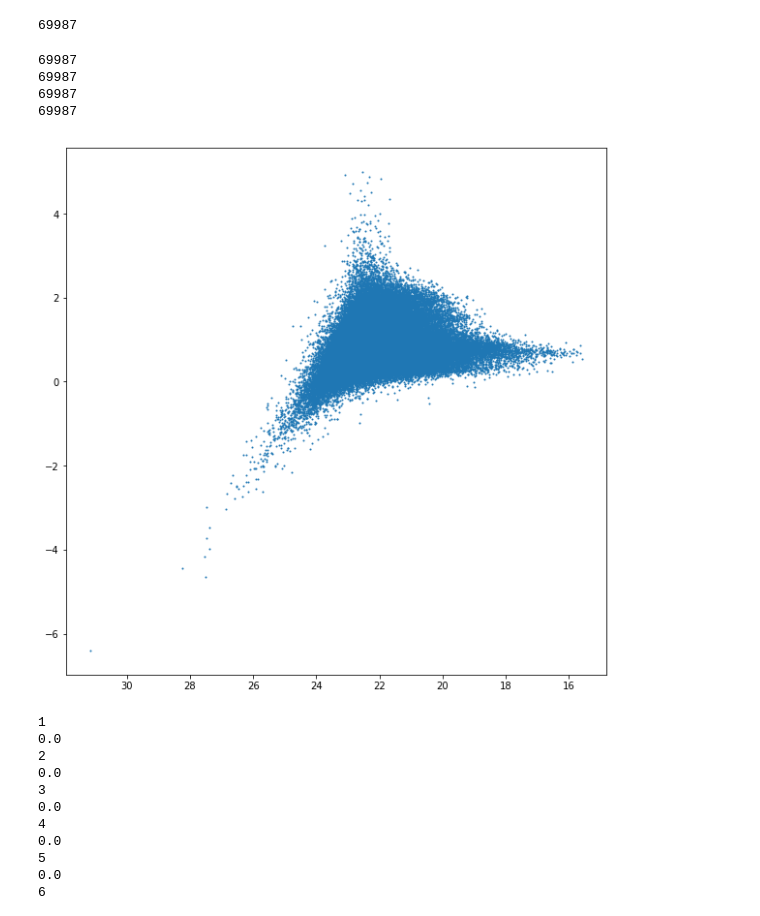
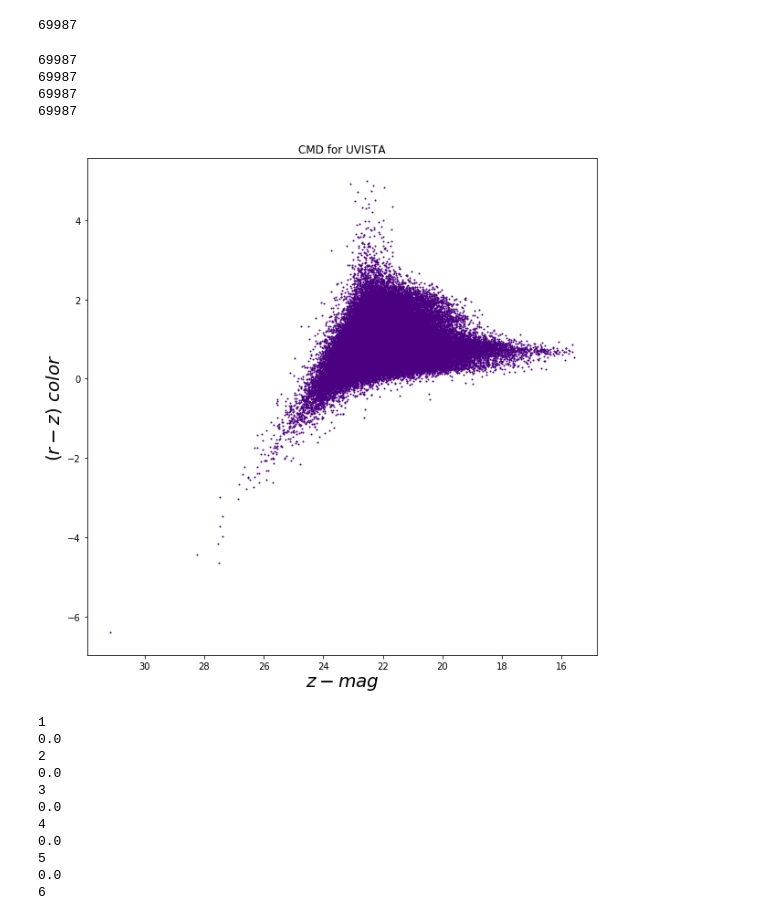
Before and after one commit to metownsend/LRG-Sats, a Jupyter notebook: making_masks.ipynb, the cells around one changed output. Drawn from its saved outputs; the diff is of its cells as text; code cells hidden in the pictures.

```diff
--- a/making_masks.ipynb
+++ b/making_masks.ipynb
@@ -348,9 +348,9 @@ print(len(log_zLum))
 
 # calculate (g-r) and (r-z) colors
 
-grcolor = gmag_LS[sep_idx_UVISTA] - rmag_LS[sep_idx_UVISTA]
-rzcolor = rmag_LS[sep_idx_UVISTA] - zmag_LS[sep_idx_UVISTA]
-zmag = zmag_LS[sep_idx_UVISTA]
+grcolor_UVLS = gmag_LS[sep_idx_UVISTA] - rmag_LS[sep_idx_UVISTA]
+rzcolor_UVLS = rmag_LS[sep_idx_UVISTA] - zmag_LS[sep_idx_UVISTA]
+zmag_UVLS = zmag_LS[sep_idx_UVISTA]
 # print(len(grcolor_GOODS_S))
 
 # grcolor_COSMOS = gmag_COSMOS[sep_idx_COSMOS] - rmag_COSMOS[sep_idx_COSMOS]
@@ -369,8 +369,8 @@ zmag = zmag_LS[sep_idx_UVISTA]
 # rzcolor = np.concatenate([rzcolor_GOODS_S, rzcolor_COSMOS, rzcolor_GOODS_N, rzcolor_AEGIS])
 # zmag = np.concatenate([zmag_GOODS_S[sep_idx_GOODS_S], zmag_COSMOS[sep_idx_COSMOS], zmag_GOODS_N[sep_idx_GOODS_N], zmag_AEGIS[sep_idx_AEGIS]])
 print(len(zmag_LS[sep_idx_UVISTA]))
-print(len(grcolor))
-print(len(rzcolor))
+print(len(grcolor_UVLS))
+print(len(rzcolor_UVLS))
 # print(len(zmag_GOODS_S[sep_idx_GOODS_S]))
 # print(len(z_GOODS_S[np.where(ra_GOODS_S[sep_idx_GOODS_S])]))
 
@@ -381,41 +381,44 @@ rz_edges = [-1.8027077, -1.5527076721191406, -1.3027076721191406, -1.05270767211
 zmag_edges = [13.22509, 13.425090026855468, 13.625090026855467, 13.825090026855467, 14.025090026855466, 14.225090026855465, 14.425090026855464, 14.625090026855464, 14.825090026855463, 15.025090026855462, 15.225090026855462, 15.425090026855461, 15.62509002685546, 15.82509002685546, 16.02509002685546, 16.225090026855458, 16.425090026855457, 16.625090026855457, 16.825090026855456, 17.025090026855455, 17.225090026855455, 17.425090026855454, 17.625090026855453, 17.825090026855452, 18.02509002685545, 18.22509002685545, 18.42509002685545, 18.62509002685545, 18.82509002685545, 19.025090026855448, 19.225090026855447, 19.425090026855447, 19.625090026855446, 19.825090026855445, 20.025090026855445, 20.225090026855444, 20.425090026855443, 20.625090026855442, 20.82509002685544, 21.02509002685544, 21.22509002685544, 21.42509002685544, 21.62509002685544, 21.825090026855438, 22.025090026855437, 22.225090026855437, 22.425090026855436, 22.625090026855435, 22.825090026855435, 23.025090026855434]
 gr_edges = [-6.5846786, -6.234678649902344, -5.8846786499023445, -5.534678649902345, -5.184678649902345, -4.8346786499023455, -4.484678649902346, -4.134678649902346, -3.784678649902346, -3.434678649902346, -3.084678649902346, -2.734678649902346, -2.384678649902346, -2.0346786499023457, -1.6846786499023456, -1.3346786499023455, -0.9846786499023455, -0.6346786499023456, -0.2846786499023456, 0.06532135009765438, 0.41532135009765436, 0.7653213500976543, 1.1153213500976542, 1.4653213500976543, 1.8153213500976544, 2.1653213500976545, 2.5153213500976546, 2.8653213500976547, 3.2153213500976547, 3.565321350097655, 3.915321350097655, 4.265321350097655, 4.615321350097655, 4.965321350097654, 5.315321350097654, 5.665321350097654, 6.015321350097653, 6.365321350097653, 6.7153213500976525, 7.065321350097652, 7.415321350097652, 7.7653213500976515, 8.115321350097652, 8.465321350097652, 8.815321350097651, 9.165321350097651, 9.51532135009765, 9.86532135009765, 10.21532135009765, 10.56532135009765]
 
-H1, nouse_edges = np.histogramdd((rzcolor, zmag, grcolor), bins=(rz_edges, zmag_edges, gr_edges), density=False)
+H1, nouse_edges = np.histogramdd((rzcolor_UVLS, zmag_UVLS, grcolor_UVLS), bins=(rz_edges, zmag_edges, gr_edges), density=False)
 
 # make 2D projections of 3D histogram
 # rz_v_zmag = H1[:, :, :].sum(axis=2)
 # rz_vs_zmag = np.fliplr(rz_v_zmag)
 # gr_v_zmag = H1[:, :, :].sum(axis=0)
 # gr_vs_zmag = np.flipud(gr_v_zmag.T)
 # gr_v_rz = H1[:, :, :].sum(axis=1)
 # gr_vs_rz = np.flipud(gr_v_rz.T)
 
 
 # print(rz_vs_zmag)
 # print()
 # print()
 # print(gr_vs_zmag)
 # print()
 # print()
 # print(gr_vs_rz)
 # print()
 # print()
 # print(H1.shape)
 # print(type(H1))
 
 # plt.matshow(rz_vs_zmag)
 # plt.show()
 
-plt.scatter(zmag_LS[sep_idx_UVISTA], rzcolor, s=1)
+plt.scatter(zmag_UVLS, rzcolor_UVLS, s=1, c='indigo')
 plt.gca().invert_xaxis()
+plt.title("CMD for UVISTA")
+plt.xlabel(r'$z-mag$', fontsize=20)
+plt.ylabel(r'$(r-z)$ $color$', fontsize=20)
 plt.show()
 # %% [output]
 69987
 69987
 69987
 69987
-[figure, old version]
+[figure, new version]
 # %%
 a = [[1,2,3],[4,5,6]]
 b = [[7,8,9],[10,11,12]]
```
Also changed, not shown: parts of 15 cells of this notebook.
